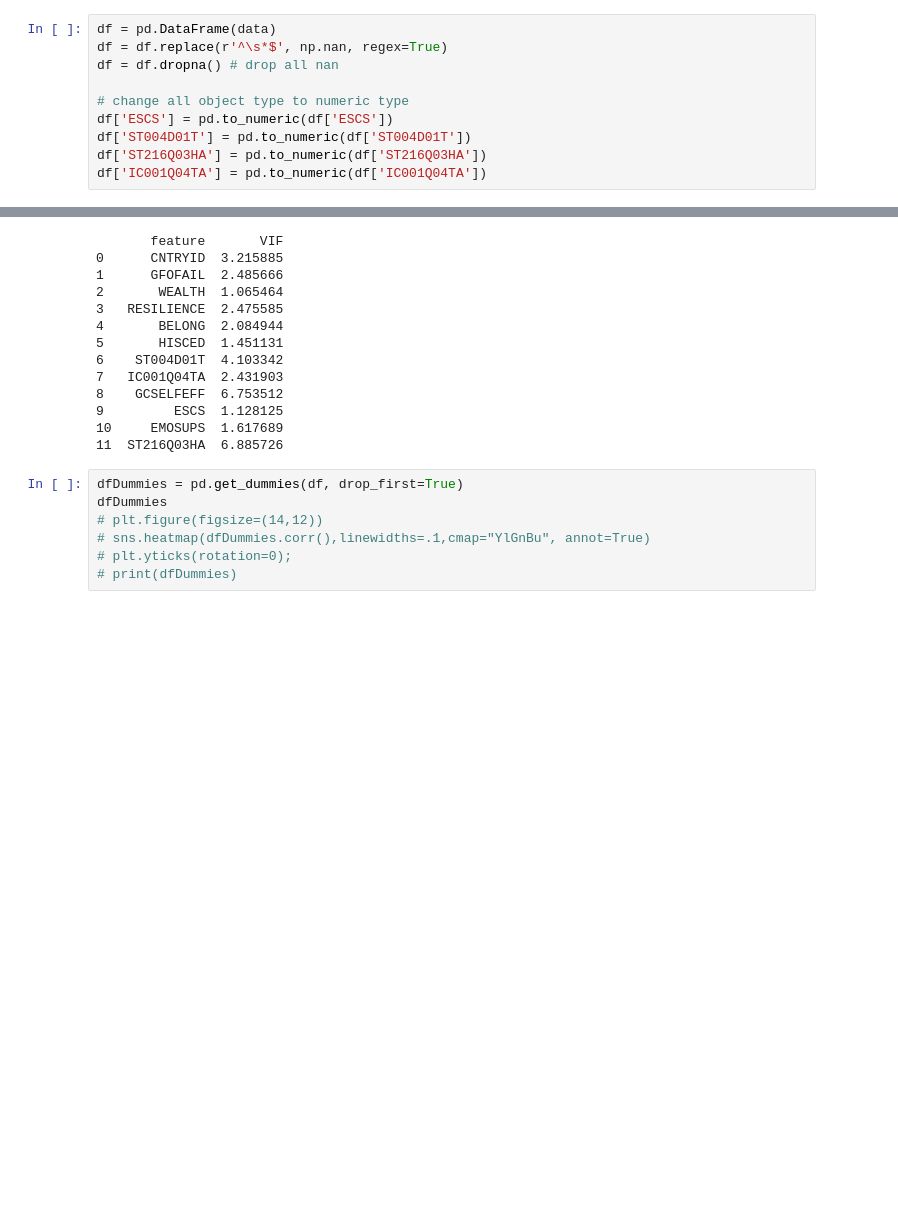
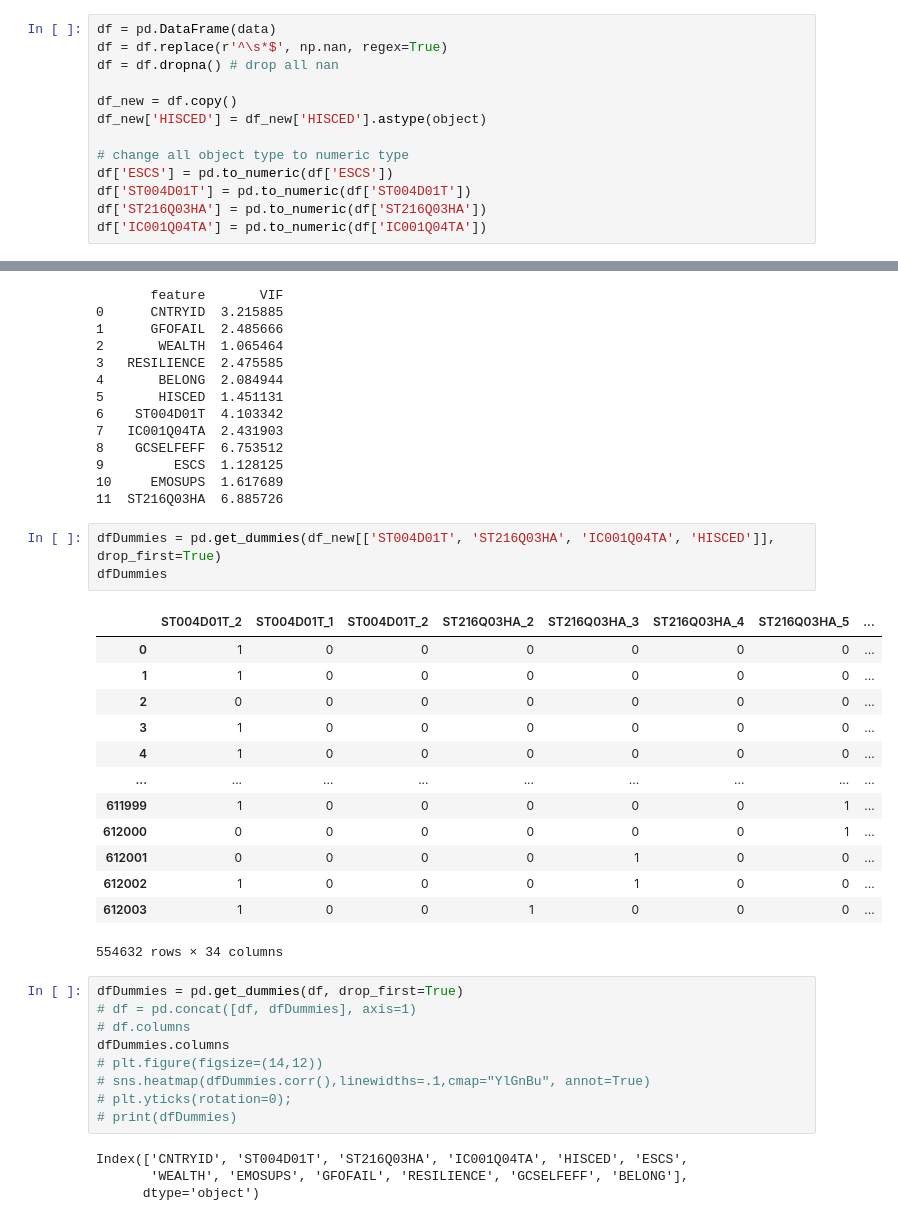
Before and after one commit to LangqingZou/Math-509, a Jupyter notebook: main.ipynb, the cells around one changed output, grey strips where cells are left out. Drawn from its saved outputs; the diff is of its cells as text; blank space fills up the shorter version.

```diff
--- a/main.ipynb
+++ b/main.ipynb
@@ -25,6 +41,9 @@ data.head()
 df = pd.DataFrame(data)
 df = df.replace(r'^\s*$', np.nan, regex=True)
 df = df.dropna() # drop all nan
+
+df_new = df.copy()
+df_new['HISCED'] = df_new['HISCED'].astype(object)
 
 # change all object type to numeric type
 df['ESCS'] = pd.to_numeric(df['ESCS'])
@@ -94,10 +157,33 @@ print(vif_data)
 9         ESCS  1.128125
 10     EMOSUPS  1.617689
 11  ST216Q03HA  6.885726
+# %%
+dfDummies = pd.get_dummies(df_new[['ST004D01T', 'ST216Q03HA', 'IC001Q04TA', 'HISCED']], drop_first=True)
+dfDummies
+# %% [output]
+|  | ST004D01T_2 | ST004D01T_1 | ST004D01T_2 | ST216Q03HA_2 | ST216Q03HA_3 | ST216Q03HA_4 | ST216Q03HA_5 | ... |
+| 0 | 1 | 0 | 0 | 0 | 0 | 0 | 0 | ... |
+| 1 | 1 | 0 | 0 | 0 | 0 | 0 | 0 | ... |
+| 2 | 0 | 0 | 0 | 0 | 0 | 0 | 0 | ... |
+| 3 | 1 | 0 | 0 | 0 | 0 | 0 | 0 | ... |
+| 4 | 1 | 0 | 0 | 0 | 0 | 0 | 0 | ... |
+| ... | ... | ... | ... | ... | ... | ... | ... | ... |
+| 611999 | 1 | 0 | 0 | 0 | 0 | 0 | 1 | ... |
+| 612000 | 0 | 0 | 0 | 0 | 0 | 0 | 1 | ... |
+| 612001 | 0 | 0 | 0 | 0 | 1 | 0 | 0 | ... |
+| 612002 | 1 | 0 | 0 | 0 | 1 | 0 | 0 | ... |
+| 612003 | 1 | 0 | 0 | 1 | 0 | 0 | 0 | ... |
+554632 rows × 34 columns
 # %%
 dfDummies = pd.get_dummies(df, drop_first=True)
-dfDummies
+# df = pd.concat([df, dfDummies], axis=1)
+# df.columns
+dfDummies.columns
 # plt.figure(figsize=(14,12))
 # sns.heatmap(dfDummies.corr(),linewidths=.1,cmap="YlGnBu", annot=True)
 # plt.yticks(rotation=0);
 # print(dfDummies)
+# %% [output]
+Index(['CNTRYID', 'ST004D01T', 'ST216Q03HA', 'IC001Q04TA', 'HISCED', 'ESCS',
+       'WEALTH', 'EMOSUPS', 'GFOFAIL', 'RESILIENCE', 'GCSELFEFF', 'BELONG'],
+      dtype='object')
```
Also changed, not shown: parts of 12 cells of this notebook.
